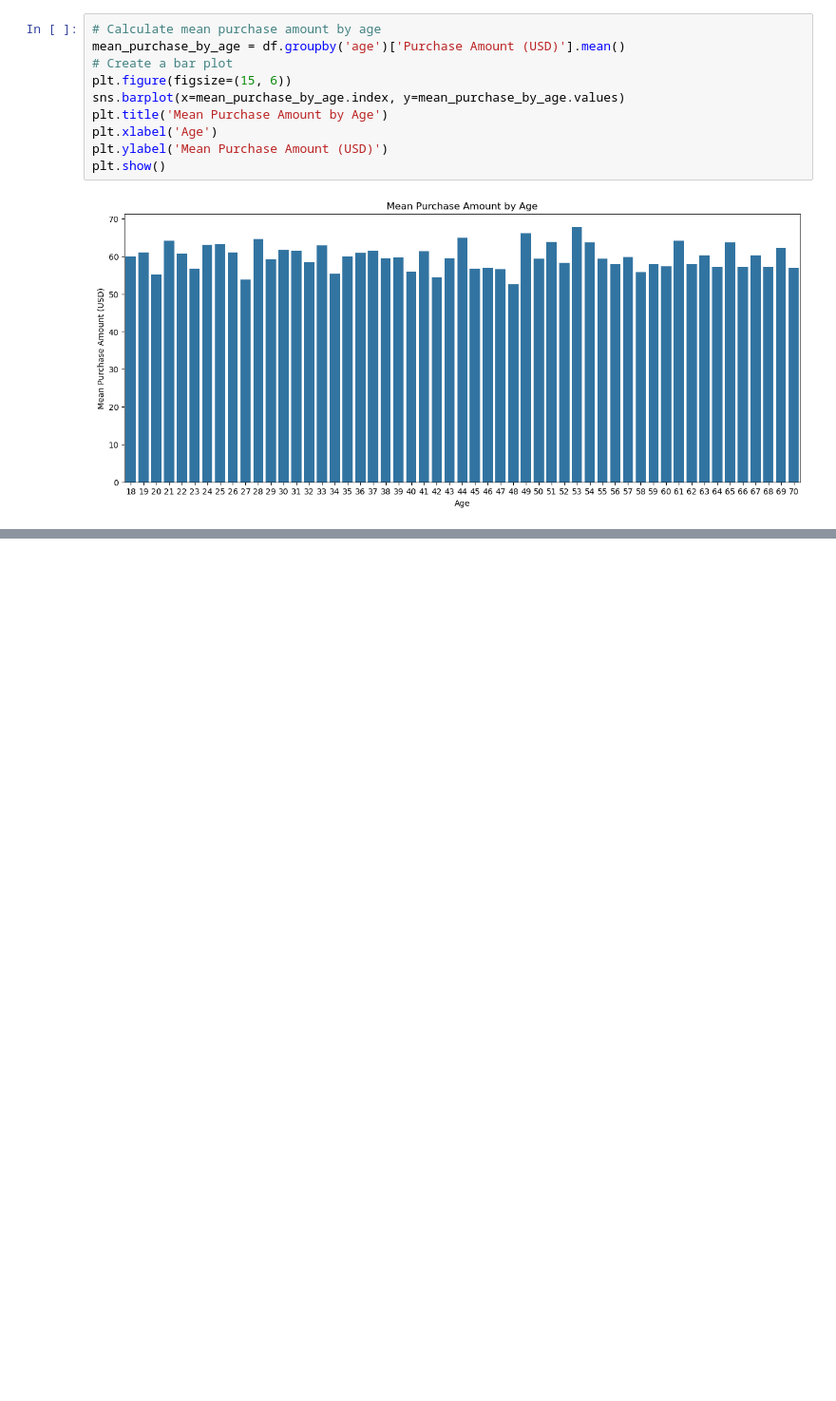
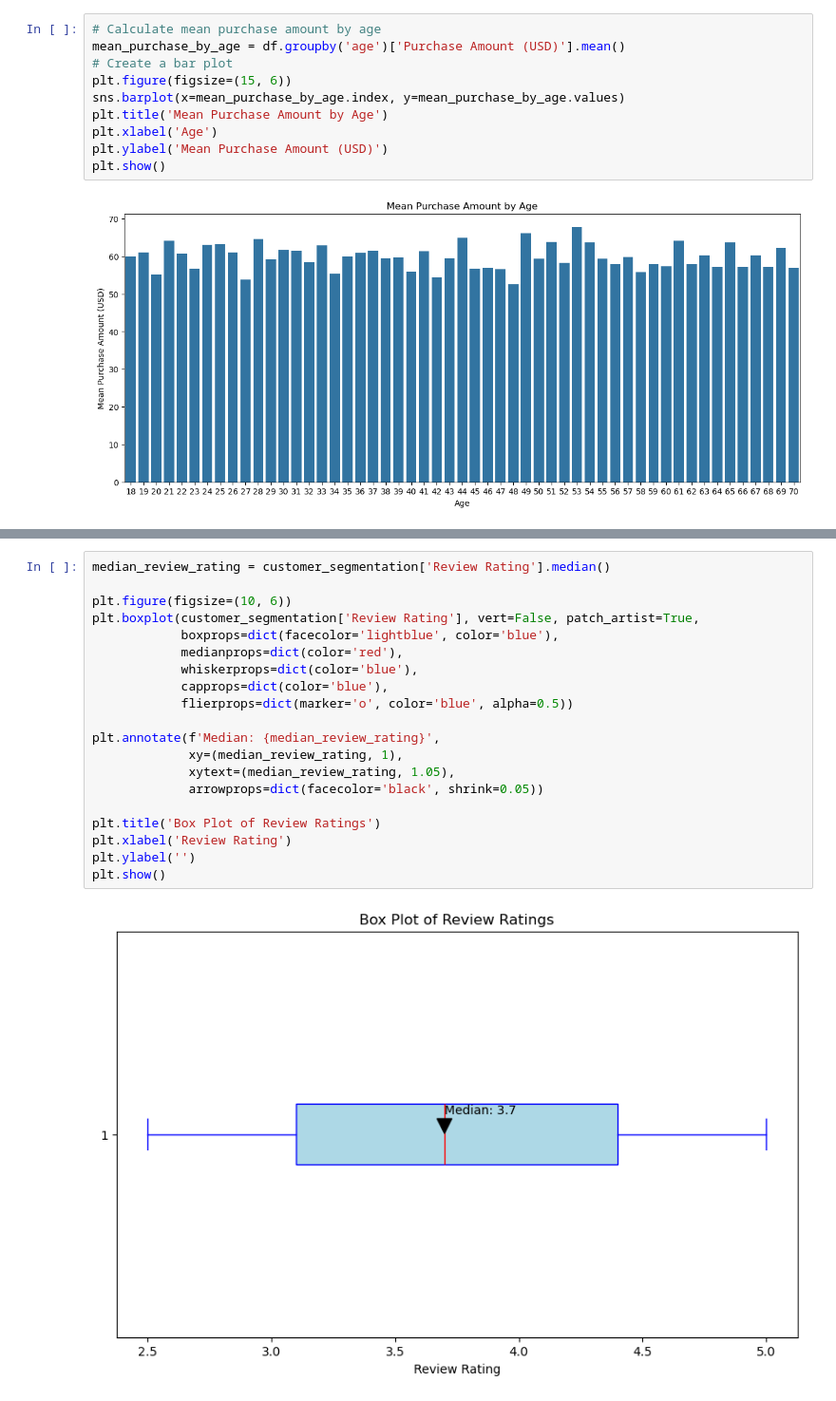
Before and after one commit to luisrodriguezror/project4, a Jupyter notebook: Data_Setup.ipynb, the cells around one changed output, grey strips where cells are left out. Shown at 95% size. Drawn from its saved outputs; the diff is of its cells as text; blank space fills up the shorter version.

```diff
--- a/Data_Setup.ipynb
+++ b/Data_Setup.ipynb
@@ -174,0 +197,22 @@ plt.show()
+# %%
+median_review_rating = customer_segmentation['Review Rating'].median()
+
+plt.figure(figsize=(10, 6))
+plt.boxplot(customer_segmentation['Review Rating'], vert=False, patch_artist=True,
+            boxprops=dict(facecolor='lightblue', color='blue'),
+            medianprops=dict(color='red'),
+            whiskerprops=dict(color='blue'),
+            capprops=dict(color='blue'),
+            flierprops=dict(marker='o', color='blue', alpha=0.5))
+
+plt.annotate(f'Median: {median_review_rating}',
+             xy=(median_review_rating, 1),
+             xytext=(median_review_rating, 1.05),
+             arrowprops=dict(facecolor='black', shrink=0.05))
+
+plt.title('Box Plot of Review Ratings')
+plt.xlabel('Review Rating')
+plt.ylabel('')
+plt.show()
+# %% [output]
+[figure, added]
```
Also changed, not shown: parts of 3 cells of this notebook.
